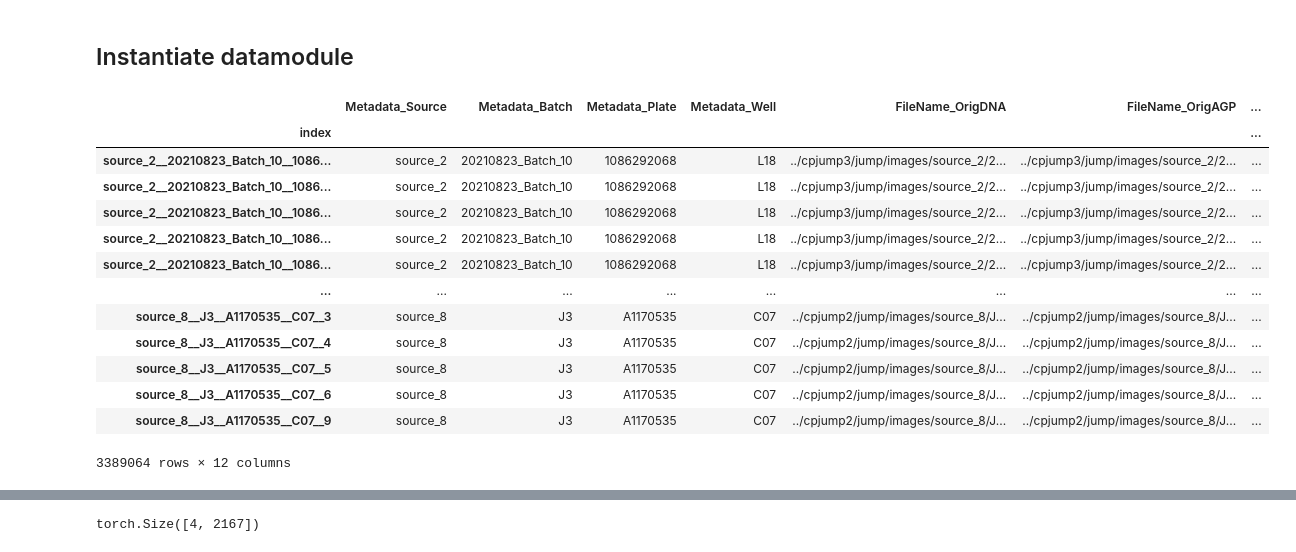
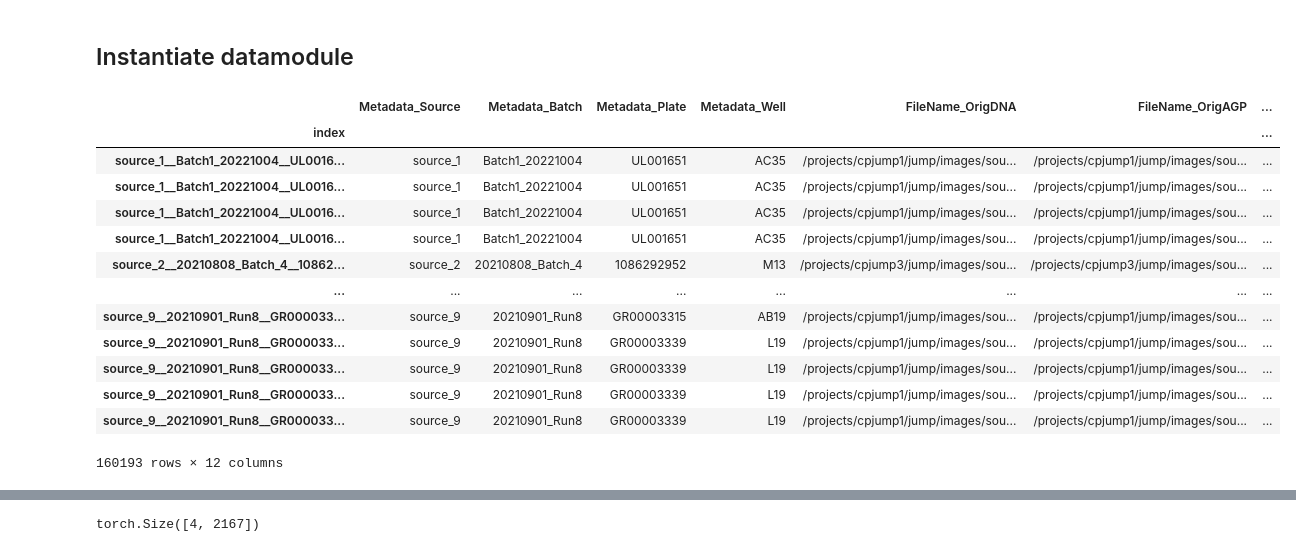
Before and after one commit to gwatkinson/jump_models, a Jupyter notebook: notebooks/3.0-gw-evaluate-checkpoints.ipynb, the cells around one changed output, grey strips where cells are left out. Cells and saved outputs as stored; diff of their text form; code cells hidden in the pictures.

```diff
--- a/notebooks/3.0-gw-evaluate-checkpoints.ipynb
+++ b/notebooks/3.0-gw-evaluate-checkpoints.ipynb
@@ -146,19 +146,19 @@ for col in df.columns:
     if col.startswith("FileName"):
         df[col] = df[col].str.replace("/projects/", "../")
 # %%
-dm.train_dataset.load_df
+dm.val_dataset.load_df
 # %% [output]
 |  | Metadata_Source | Metadata_Batch | Metadata_Plate | Metadata_Well | FileName_OrigDNA | FileName_OrigAGP | ... |
 | index |  |  |  |  |  |  | ... |
-| source_2__20210823_Batch_10__1086... | source_2 | 20210823_Batch_10 | 1086292068 | L18 | ../cpjump3/jump/images/source_2/2... | ../cpjump3/jump/images/source_2/2... | ... |
-| source_2__20210823_Batch_10__1086... | source_2 | 20210823_Batch_10 | 1086292068 | L18 | ../cpjump3/jump/images/source_2/2... | ../cpjump3/jump/images/source_2/2... | ... |
-| source_2__20210823_Batch_10__1086... | source_2 | 20210823_Batch_10 | 1086292068 | L18 | ../cpjump3/jump/images/source_2/2... | ../cpjump3/jump/images/source_2/2... | ... |
-| source_2__20210823_Batch_10__1086... | source_2 | 20210823_Batch_10 | 1086292068 | L18 | ../cpjump3/jump/images/source_2/2... | ../cpjump3/jump/images/source_2/2... | ... |
-| source_2__20210823_Batch_10__1086... | source_2 | 20210823_Batch_10 | 1086292068 | L18 | ../cpjump3/jump/images/source_2/2... | ../cpjump3/jump/images/source_2/2... | ... |
+| source_1__Batch1_20221004__UL0016... | source_1 | Batch1_20221004 | UL001651 | AC35 | /projects/cpjump1/jump/images/sou... | /projects/cpjump1/jump/images/sou... | ... |
+| source_1__Batch1_20221004__UL0016... | source_1 | Batch1_20221004 | UL001651 | AC35 | /projects/cpjump1/jump/images/sou... | /projects/cpjump1/jump/images/sou... | ... |
+| source_1__Batch1_20221004__UL0016... | source_1 | Batch1_20221004 | UL001651 | AC35 | /projects/cpjump1/jump/images/sou... | /projects/cpjump1/jump/images/sou... | ... |
+| source_1__Batch1_20221004__UL0016... | source_1 | Batch1_20221004 | UL001651 | AC35 | /projects/cpjump1/jump/images/sou... | /projects/cpjump1/jump/images/sou... | ... |
+| source_2__20210808_Batch_4__10862... | source_2 | 20210808_Batch_4 | 1086292952 | M13 | /projects/cpjump3/jump/images/sou... | /projects/cpjump3/jump/images/sou... | ... |
 | ... | ... | ... | ... | ... | ... | ... | ... |
-| source_8__J3__A1170535__C07__3 | source_8 | J3 | A1170535 | C07 | ../cpjump2/jump/images/source_8/J... | ../cpjump2/jump/images/source_8/J... | ... |
-| source_8__J3__A1170535__C07__4 | source_8 | J3 | A1170535 | C07 | ../cpjump2/jump/images/source_8/J... | ../cpjump2/jump/images/source_8/J... | ... |
-| source_8__J3__A1170535__C07__5 | source_8 | J3 | A1170535 | C07 | ../cpjump2/jump/images/source_8/J... | ../cpjump2/jump/images/source_8/J... | ... |
-| source_8__J3__A1170535__C07__6 | source_8 | J3 | A1170535 | C07 | ../cpjump2/jump/images/source_8/J... | ../cpjump2/jump/images/source_8/J... | ... |
-| source_8__J3__A1170535__C07__9 | source_8 | J3 | A1170535 | C07 | ../cpjump2/jump/images/source_8/J... | ../cpjump2/jump/images/source_8/J... | ... |
+| source_9__20210901_Run8__GR000033... | source_9 | 20210901_Run8 | GR00003315 | AB19 | /projects/cpjump1/jump/images/sou... | /projects/cpjump1/jump/images/sou... | ... |
+| source_9__20210901_Run8__GR000033... | source_9 | 20210901_Run8 | GR00003339 | L19 | /projects/cpjump1/jump/images/sou... | /projects/cpjump1/jump/images/sou... | ... |
+| source_9__20210901_Run8__GR000033... | source_9 | 20210901_Run8 | GR00003339 | L19 | /projects/cpjump1/jump/images/sou... | /projects/cpjump1/jump/images/sou... | ... |
+| source_9__20210901_Run8__GR000033... | source_9 | 20210901_Run8 | GR00003339 | L19 | /projects/cpjump1/jump/images/sou... | /projects/cpjump1/jump/images/sou... | ... |
+| source_9__20210901_Run8__GR000033... | source_9 | 20210901_Run8 | GR00003339 | L19 | /projects/cpjump1/jump/images/sou... | /projects/cpjump1/jump/images/sou... | ... |
-3389064 rows × 12 columns
+160193 rows × 12 columns
```
Also changed, not shown: parts of 4 cells of this notebook, 9 other files.
